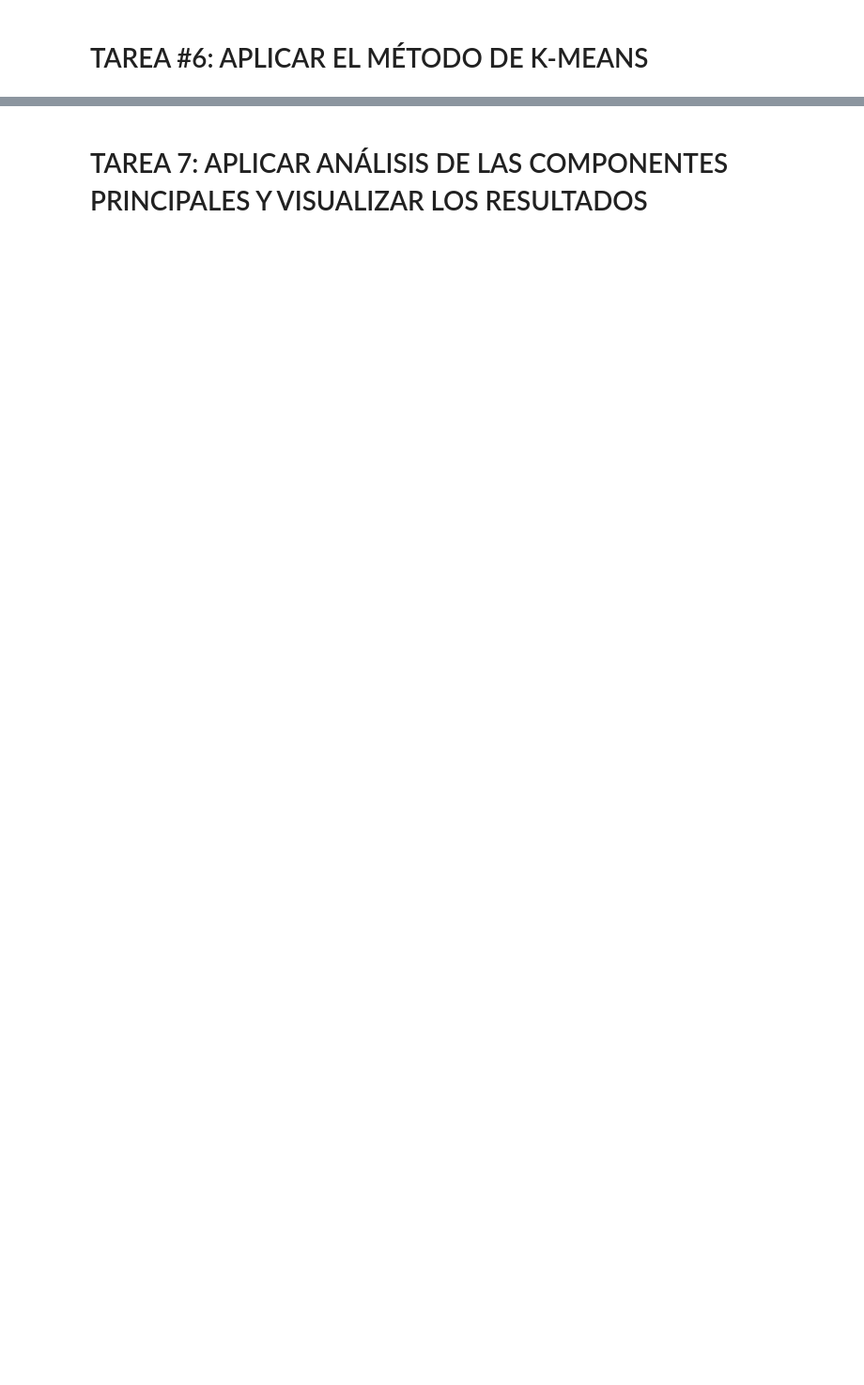
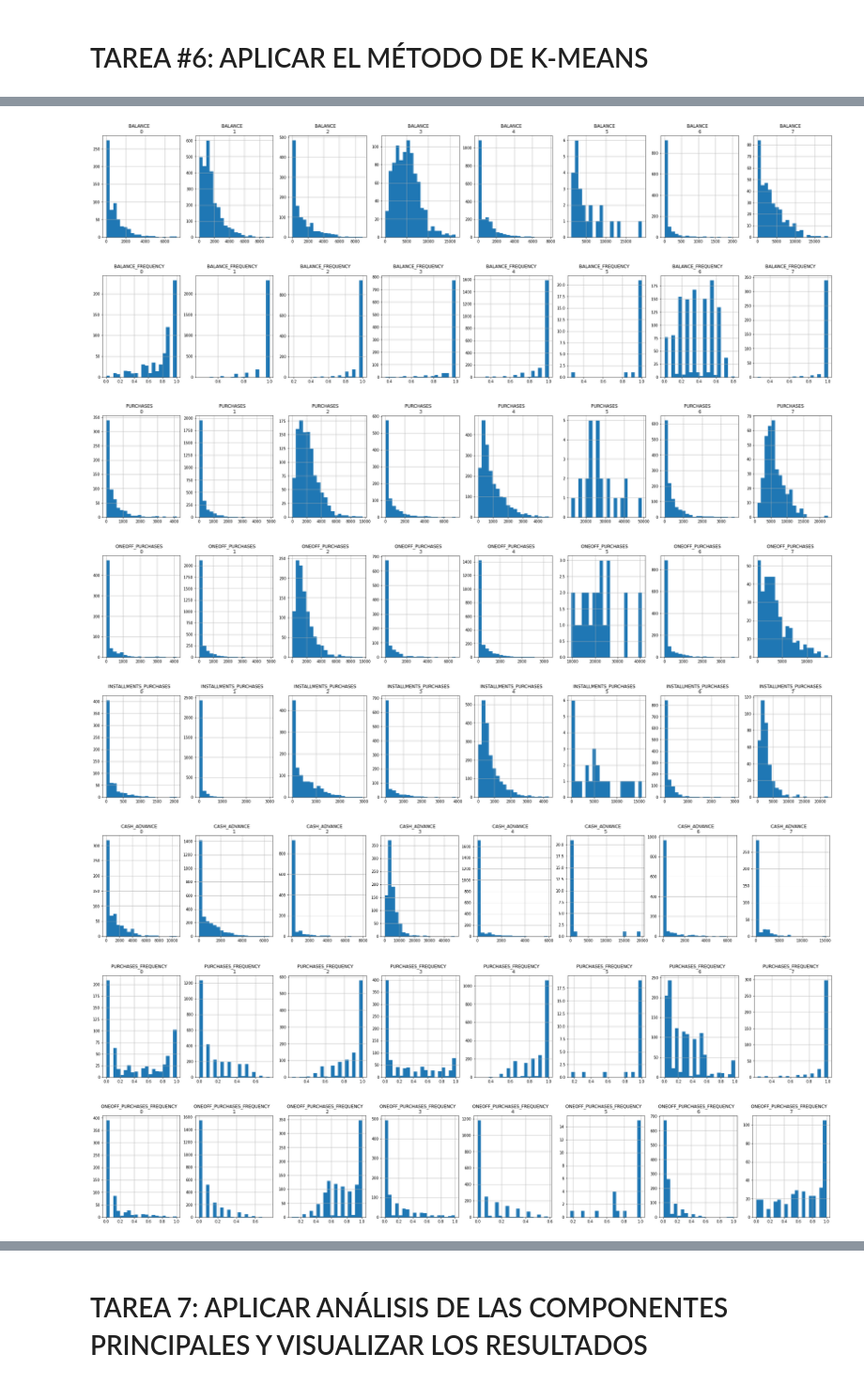
Before and after one commit to cristobalvch/DataScience-For-Business, a Jupyter notebook: Marketing-Clustering.ipynb, the cells around one changed output, grey strips where cells are left out. Shown at 94% size. Drawn from its saved outputs; the diff is of its cells as text; code cells hidden in the pictures; blank space fills up the shorter version.

```diff
--- a/Marketing-Clustering.ipynb
+++ b/Marketing-Clustering.ipynb
@@ -364,0 +316,2 @@ array([3, 2, 7, ..., 4, 4, 4], dtype=int32)
+# %%
+df['clusters'] = labels
@@ -364,0 +327,19 @@ array([3, 2, 7, ..., 4, 4, 4], dtype=int32)
+# %%
+# Visualizamos histogramas para cada cluster
+for i in df.columns:
+  plt.figure(figsize=(35,5))
+  for j in range(0,8):
+    plt.subplot(1,8,j+1)
+    cluster = df[df['clusters'].isin([j])]
+    cluster[i].hist(bins=20)
+    plt.title(f"{i}   \n{j}")
+  plt.show()
+# %% [output]
+[figure, added]
+[figure, added]
+[figure, added]
+[figure, added]
+[figure, added]
+[figure, added]
+[figure, added]
+[figure, added]
```
Also changed, not shown: parts of 42 cells of this notebook.
